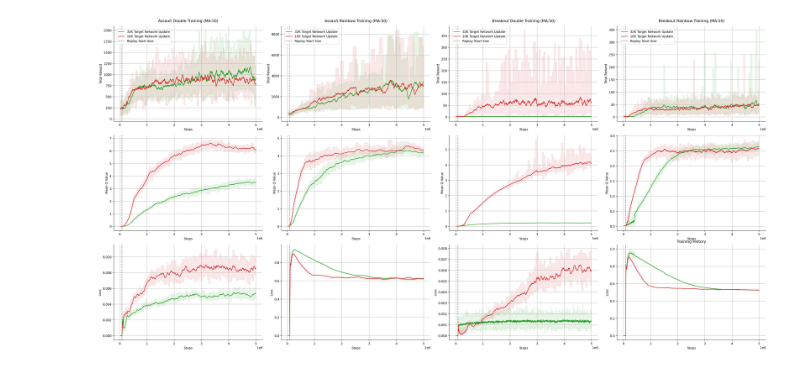
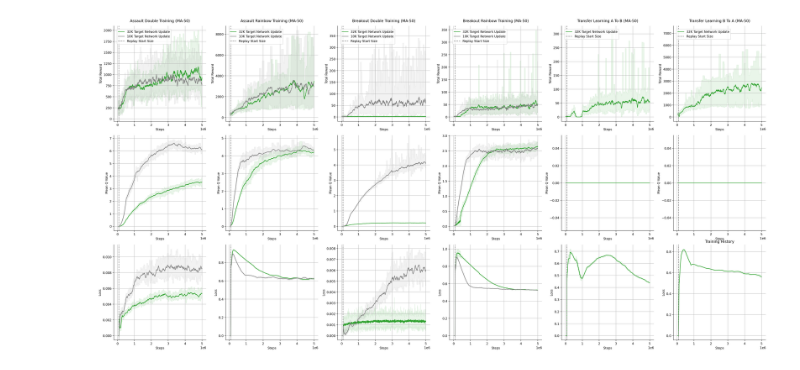
Before and after one commit to tgenlis83/dqn_paper_atari, a Jupyter notebook: notebooks/plots.ipynb, the cells around one changed output. Cells and saved outputs as stored; diff of their text form; code cells hidden in the pictures.

Commit message:
feat: new plots

```diff
--- a/notebooks/plots.ipynb
+++ b/notebooks/plots.ipynb
@@ -39,6 +39,14 @@ def load_data():
                 "../data/test_random_breakout_double.csv"
             ),
         },
+        "transfer_learning": {
+            "a=>b": pd.read_csv(
+                "../data/32K_TUF/a=>b rb/a=>b_5m_32k_training_history.csv"
+            ),
+            "b=>a": pd.read_csv(
+                "../data/32K_TUF/b=>a rb/b=>a_5m_32k_training_history.csv"
+            ),
+        }
     }
     return data
 # %%
@@ -73,6 +81,9 @@ for key in data["normal"]:
     calculate_moving_averages(data["normal"][key], window_size)
     calculate_moving_averages(data["10k"][key], window_size)
 
+for key in data["transfer_learning"]:
+    calculate_moving_averages(data["transfer_learning"][key], window_size)
+
 def plot_dict(axes, column, title, plot_infos_32k, plot_infos_10k, REPLAY_START_SIZE):
     # Plot smoothed total rewards for 32k
     axes[0, column].plot(
@@ -89,20 +100,21 @@ def plot_dict(axes, column, title, plot_infos_32k, plot_infos_10k, REPLAY_START_
         alpha=0.1,
     )
 
-    # Plot smoothed total rewards for 10k
-    axes[0, column].plot(
-        plot_infos_10k["steps"][: len(plot_infos_10k["episode_rewards_ma"])],
-        plot_infos_10k["episode_rewards_ma"],
-        label="10K Target Network Update",
-        color="C3",
-    )
-    axes[0, column].fill_between(
-        plot_infos_10k["steps"][: len(plot_infos_10k["episode_rewards_ma"])],
-        plot_infos_10k["episode_rewards_min"],
-        plot_infos_10k["episode_rewards_max"],
-        color="C3",
-        alpha=0.1,
-    )
+    if plot_infos_10k:
+        # Plot smoothed total rewards for 10k
+        axes[0, column].plot(
+            plot_infos_10k["steps"][: len(plot_infos_10k["episode_rewards_ma"])],
+            plot_infos_10k["episode_rewards_ma"],
+            label="10K Target Network Update",
+            color="gray",
+        )
+        axes[0, column].fill_between(
+            plot_infos_10k["steps"][: len(plot_infos_10k["episode_rewards_ma"])],
+            plot_infos_10k["episode_rewards_min"],
+            plot_infos_10k["episode_rewards_max"],
+            color="gray",
+            alpha=0.1,
+        )
 
     axes[0, column].set_ylabel("Total Reward")
     axes[0, column].set_xlabel("Steps")
@@ -126,19 +138,20 @@ def plot_dict(axes, column, title, plot_infos_32k, plot_infos_10k, REPLAY_START_
         alpha=0.1,
     )
 
-    axes[1, column].plot(
+    if plot_infos_10k:
+        axes[1, column].plot(
         plot_infos_10k["steps"][: len(plot_infos_10k["mean_q_value_ma"])],
         plot_infos_10k["mean_q_value_ma"],
         label="10K Target Network Update",
-        color="C3",
-    )
-    axes[1, column].fill_between(
-        plot_infos_10k["steps"][: len(plot_infos_10k["mean_q_value_ma"])],
-        plot_infos_10k["mean_q_value_min"],
-        plot_infos_10k["mean_q_value_max"],
-        color="C3",
-        alpha=0.1,
-    )
+        color="gray",
+        )
+        axes[1, column].fill_between(
+            plot_infos_10k["steps"][: len(plot_infos_10k["mean_q_value_ma"])],
+            plot_infos_10k["mean_q_value_min"],
+            plot_infos_10k["mean_q_value_max"],
+            color="gray",
+            alpha=0.1,
+        )
 
     axes[1, column].set_ylabel("Mean Q Value")
     axes[1, column].set_xlabel("Steps")
@@ -155,46 +168,52 @@ def plot_dict(axes, column, title, plot_infos_32k, plot_infos_10k, REPLAY_START_
     )
     axes[2, column].fill_between(
         plot_infos_32k["steps"][: len(plot_infos_32k["loss_ma"])],
         plot_infos_32k["loss_min"],
         plot_infos_32k["loss_max"],
         color="C2",
         alpha=0.1,
     )
 
-    axes[2, column].plot(
-        plot_infos_10k["steps"][: len(plot_infos_10k["loss_ma"])],
-        plot_infos_10k["loss_ma"],
-        label="10K Target Network Update",
-        color="C3",
-    )
-    axes[2, column].fill_between(
-        plot_infos_10k["steps"][: len(plot_infos_10k["loss_ma"])],
-        plot_infos_10k["loss_min"],
-        plot_infos_10k["loss_max"],
-        color="C3",
-        alpha=0.1,
-    )
+    if plot_infos_10k:
+        axes[2, column].plot(
+            plot_infos_10k["steps"][: len(plot_infos_10k["loss_ma"])],
+            plot_infos_10k["loss_ma"],
+            label="10K Target Network Update",
+            color="gray",
+        )
+        axes[2, column].fill_between(
+            plot_infos_10k["steps"][: len(plot_infos_10k["loss_ma"])],
+            plot_infos_10k["loss_min"],
+            plot_infos_10k["loss_max"],
+            color="gray",
+            alpha=0.1,
+        )
 
     axes[2, column].set_ylabel("Loss")
     axes[2, column].set_xlabel("Steps")
     axes[2, column].grid(True)
     axes[2, column].axvline(REPLAY_START_SIZE, color="gray", linestyle="--", label="Replay Start Size")
     better_spines(axes[2, column])
 
     # set title
     axes[0, column].set_title(title, y=1.02)
 
-fig, axes = plt.subplots(nrows=3, ncols=4, figsize=(30, 15), dpi=200)
+fig, axes = plt.subplots(nrows=3, ncols=6, figsize=(30, 15), dpi=200)
 
 # Convert the DataFrame back to a dictionary
 for i, key in enumerate(data["normal"]):
     pi_32k = data["normal"][key].to_dict(orient="list")
     pi_10k = data["10k"][key].to_dict(orient="list")
     plot_dict(axes, i, f"{key.replace('_', ' ').title()} Training (MA-50)", pi_32k, pi_10k, REPLAY_START_SIZE)
 
+# Add transfer learning plots
+for i, key in enumerate(data["transfer_learning"]):
+    pi_32k = data["transfer_learning"][key].to_dict(orient="list")
+    plot_dict(axes, i + len(data["normal"]), f"Transfer Learning {key.replace('=>', ' to ').title()} (MA-50)", pi_32k, None, REPLAY_START_SIZE)
+
 fig.tight_layout()
 plt.title("Training History")
 plt.show()
 # %% [output]
-[figure, old version]
+[figure, new version]
 # %%
```
Also changed, not shown: parts of 2 cells of this notebook.
